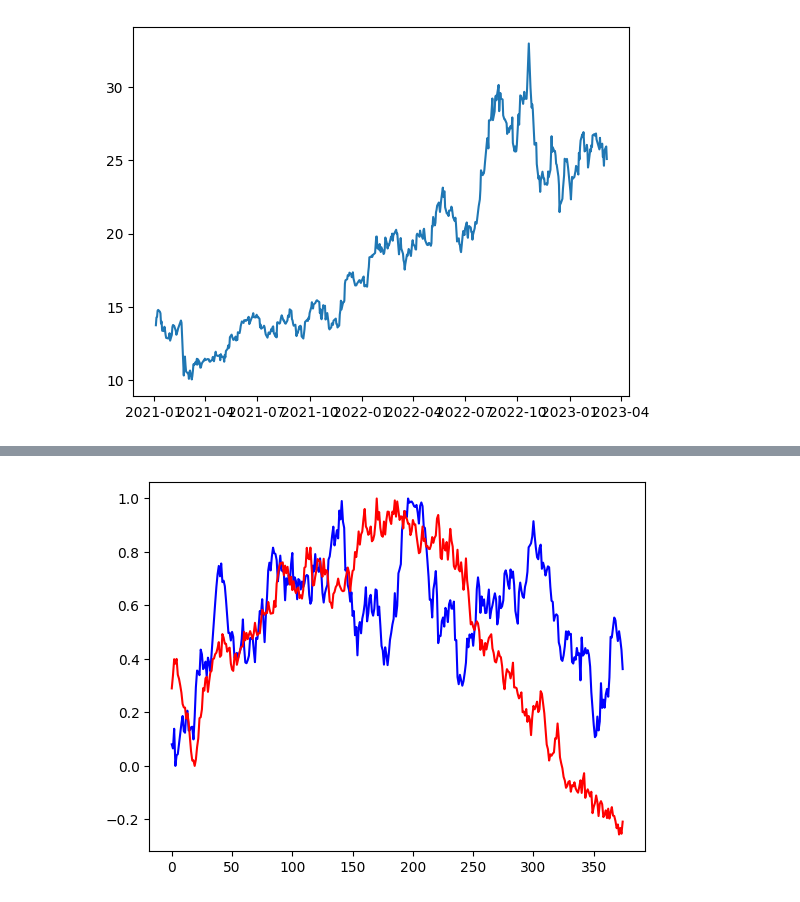
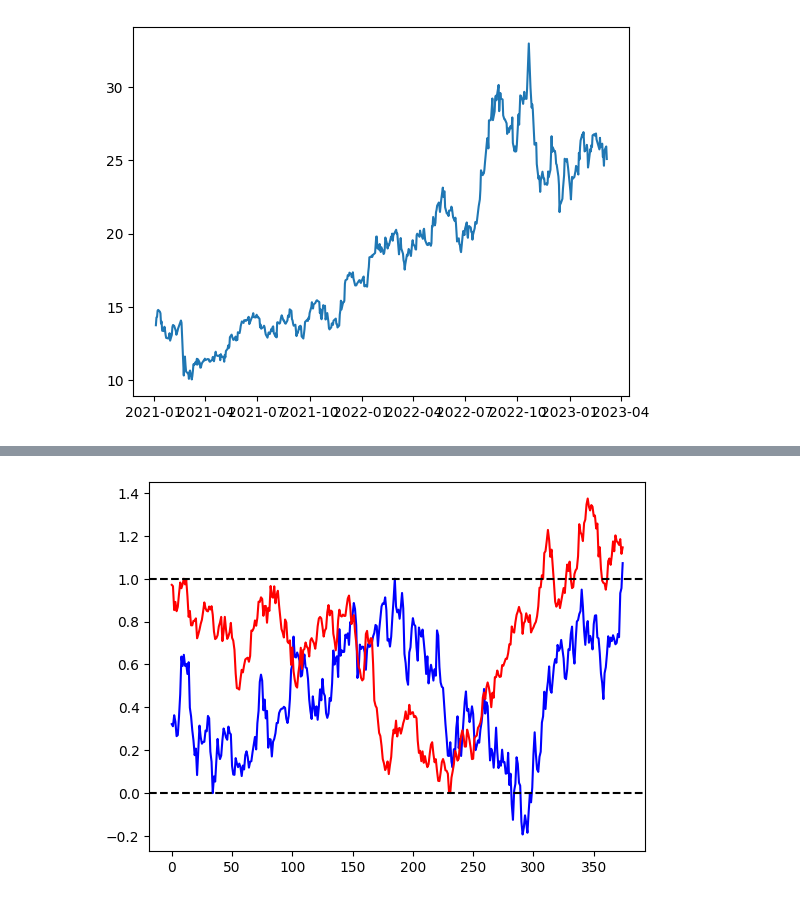
Before and after one commit to JoaoJungblut/pairs_trading, a Jupyter notebook: test.ipynb, the cells around one changed output, grey strips where cells are left out. Saved outputs shown, nothing was run; the diff lists cells and outputs as text; code cells hidden in the pictures.

```diff
--- a/test.ipynb
+++ b/test.ipynb
@@ -122,0 +93,5 @@ Length: 113, dtype: float64
+# %%
+x_train_norm, x_test_norm = dist.normalize_series(x_train, x_test)
+y_train_norm, y_test_norm = dist.normalize_series(y_train, y_test)
+
+print(y_train_norm, y_test_norm)
@@ -123,10 +116,12 @@ Length: 113, dtype: float64
 # %%
 x_train_test_norm = pd.concat([x_train_norm, x_test_norm], axis=0)
 y_train_test_norm = pd.concat([y_train_norm, y_test_norm], axis=0)
 
 fig, ax = plt.subplots()
 ax.plot(x_train_test_norm, color="blue")
 ax.plot(y_train_test_norm, color="red")
+ax.axhline(0, color="black", linestyle="dashed")
+ax.axhline(1, color="black", linestyle="dashed")
 plt.show()
 # %% [output]
-[figure, old version]
+[figure, new version]
```
Also changed, not shown: parts of 7 cells of this notebook, 1 other file.
